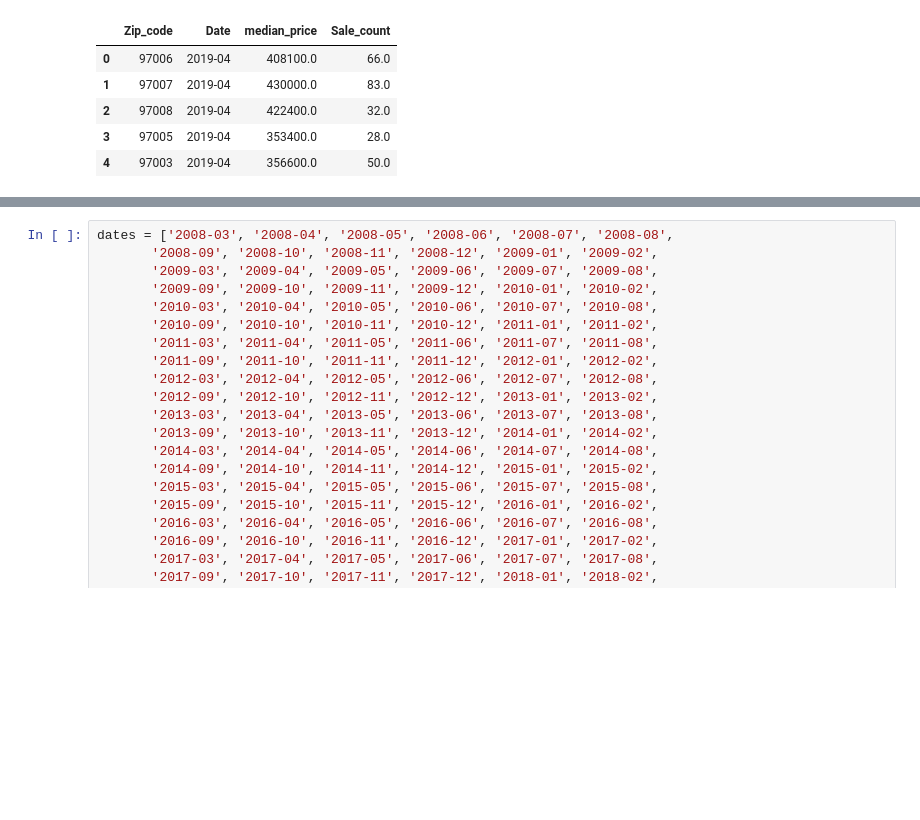
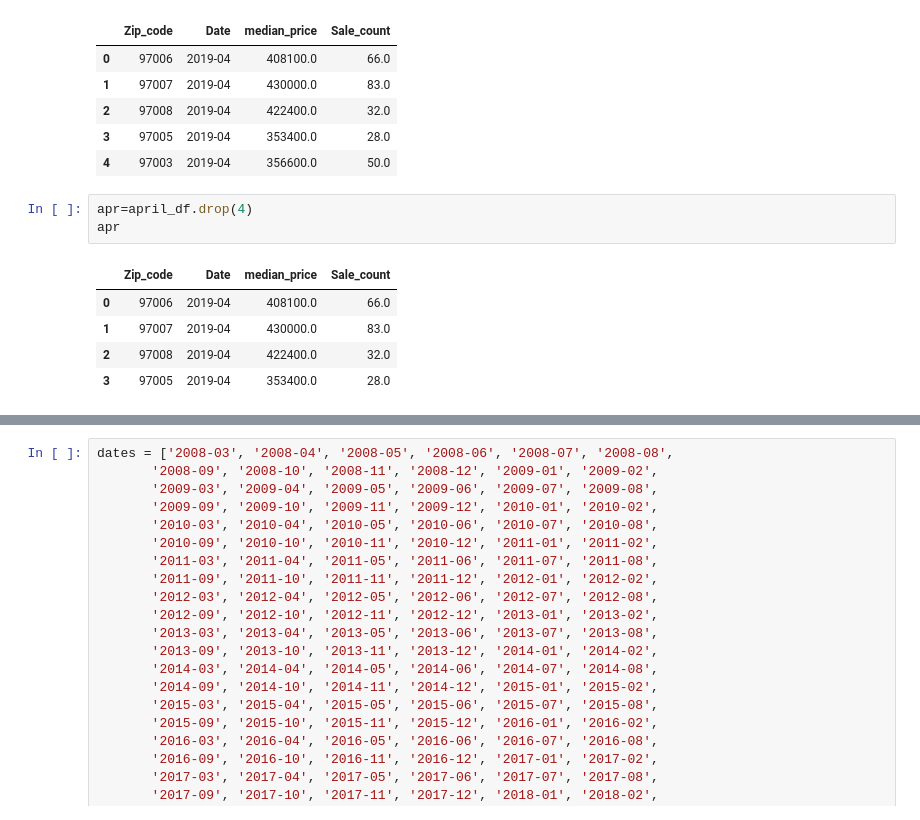
Before and after one commit to meharperjr/etlproject, a Jupyter notebook: z_hist_filter.ipynb, the cells around one changed output, grey strips where cells are left out. Saved outputs shown, nothing was run; the diff lists cells and outputs as text; blank space fills up the shorter version.

```diff
--- a/z_hist_filter.ipynb
+++ b/z_hist_filter.ipynb
@@ -438,3 +430,12 @@ april_df
 | 2 | 97008 | 2019-04 | 422400.0 | 32.0 |
 | 3 | 97005 | 2019-04 | 353400.0 | 28.0 |
 | 4 | 97003 | 2019-04 | 356600.0 | 50.0 |
+# %%
+apr=april_df.drop(4)
+apr
+# %% [output]
+|  | Zip_code | Date | median_price | Sale_count |
+| 0 | 97006 | 2019-04 | 408100.0 | 66.0 |
+| 1 | 97007 | 2019-04 | 430000.0 | 83.0 |
+| 2 | 97008 | 2019-04 | 422400.0 | 32.0 |
+| 3 | 97005 | 2019-04 | 353400.0 | 28.0 |
```
Also changed, not shown: parts of 16 cells of this notebook, 2 other files.
